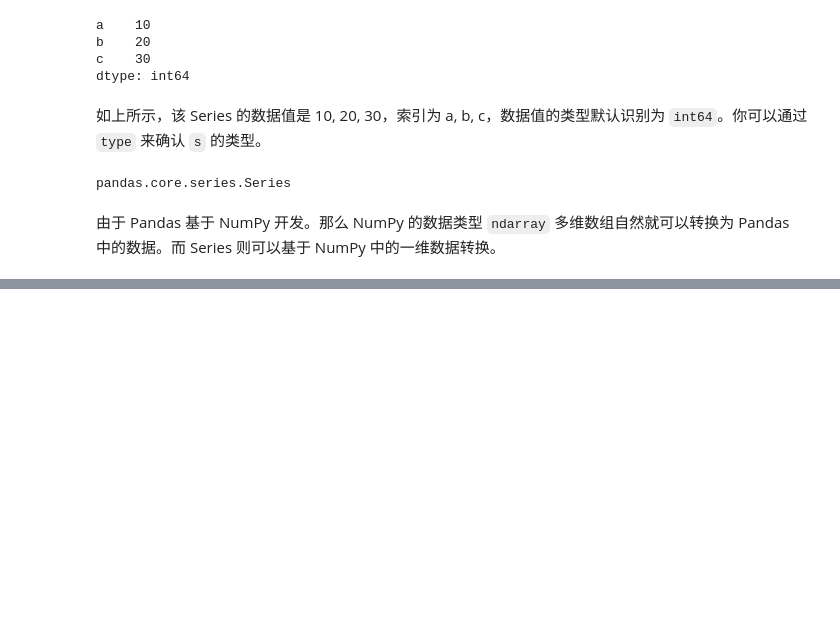
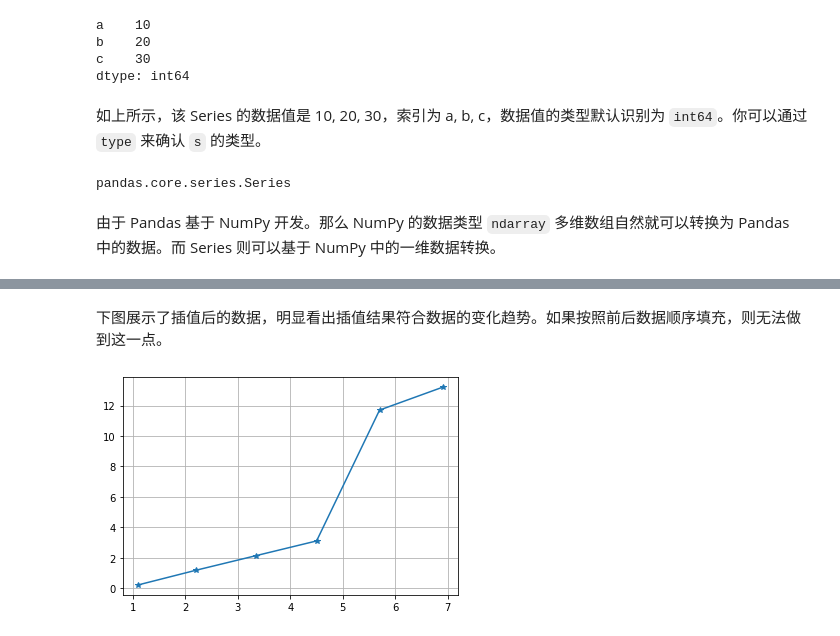
Before and after one commit to KingsleyCheng2021/Python, a Jupyter notebook: Pandas.ipynb, the cells around one changed output, grey strips where cells are left out. Saved outputs shown, nothing was run; the diff lists cells and outputs as text; code cells hidden in the pictures; blank space fills up the shorter version.

```diff
--- a/Pandas.ipynb
+++ b/Pandas.ipynb
@@ -61,0 +624,5 @@ pandas.core.series.Series
+# %%
+# 生成一个 DataFrame
+df = pd.DataFrame({'A': [1.1, 2.2, np.nan, 4.5, 5.7, 6.9],
+                  'B': [.21, np.nan, np.nan, 3.1, 11.7, 13.2]})
+df
@@ -61,0 +639,3 @@ pandas.core.series.Series
+# %%
+df_interpolate = df.interpolate()
+df_interpolate
@@ -61,0 +650,9 @@ pandas.core.series.Series
+# %% [markdown]
+下图展示了插值后的数据，明显看出插值结果符合数据的变化趋势。如果按照前后数据顺序填充，则无法做到这一点。
+# %%
+%matplotlib inline
+import matplotlib.pyplot as plt
+plt.plot(df_interpolate.loc[:, 'A'], df_interpolate.loc[:, 'B'], marker='*')
+plt.grid()
+# %% [output]
+[figure, added]
```
Also changed, not shown: parts of 129 cells of this notebook, 4 other files.
